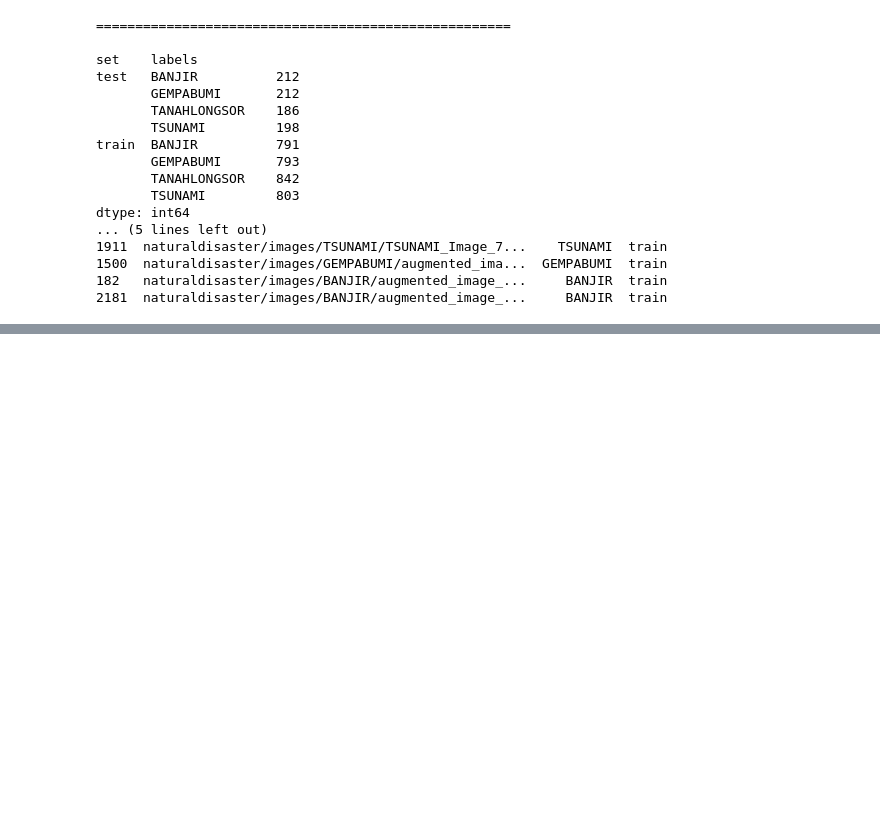
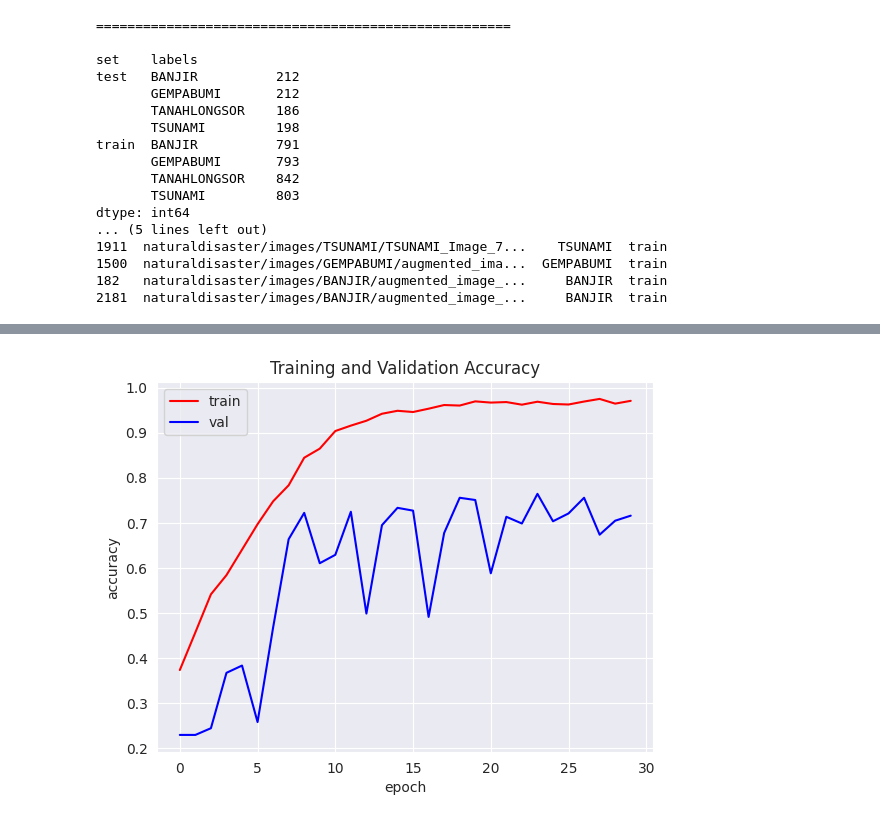
Before and after one commit to cryoras/ND_imageCNN, a Jupyter notebook: notebook_image.ipynb, the cells around one changed output, grey strips where cells are left out. Cells and saved outputs as stored; diff of their text form; code cells hidden in the pictures; blank space fills up the shorter version.

```diff
--- a/notebook_image.ipynb
+++ b/notebook_image.ipynb
@@ -475,0 +554,22 @@ for index, row in tq(df_all.iterrows()):
+# %%
+model = Sequential([
+    Conv2D(32, (3, 3), padding='same', activation='relu', input_shape=(150, 150, 1)),
+    BatchNormalization(),
+    MaxPooling2D((2, 2)),
+    Conv2D(32, (4, 4), padding='same', activation='relu'),
+    BatchNormalization(),
+    MaxPooling2D((2, 2)),
+    Conv2D(32, (7, 7), padding='same', activation='relu'),
+    BatchNormalization(),
+    MaxPooling2D((2, 2)),
+
+    # Layer Fully Connected
+    Flatten(),
+    Dense(128, activation='relu'),
+    Dropout(0.3),
+    Dense(4, activation='softmax')
+])
+
+model.compile(optimizer=Adam(learning_rate=0.001),
+              loss="sparse_categorical_crossentropy",
+              metrics=['accuracy'])
@@ -475,0 +628,17 @@ for index, row in tq(df_all.iterrows()):
+# %%
+acc = history.history['accuracy']
+val_acc = history.history['val_accuracy']
+loss = history.history['loss']
+val_loss = history.history['val_loss']
+
+epochs = range(len(acc))
+
+plt.plot(epochs, acc, 'r')
+plt.plot(epochs, val_acc, 'b')
+plt.title('Training and Validation Accuracy')
+plt.ylabel('accuracy')
+plt.xlabel('epoch')
+plt.legend(['train', 'val'], loc='upper left')
+plt.show()
+# %% [output]
+[figure, added]
```
Also changed, not shown: parts of 6 cells of this notebook.
